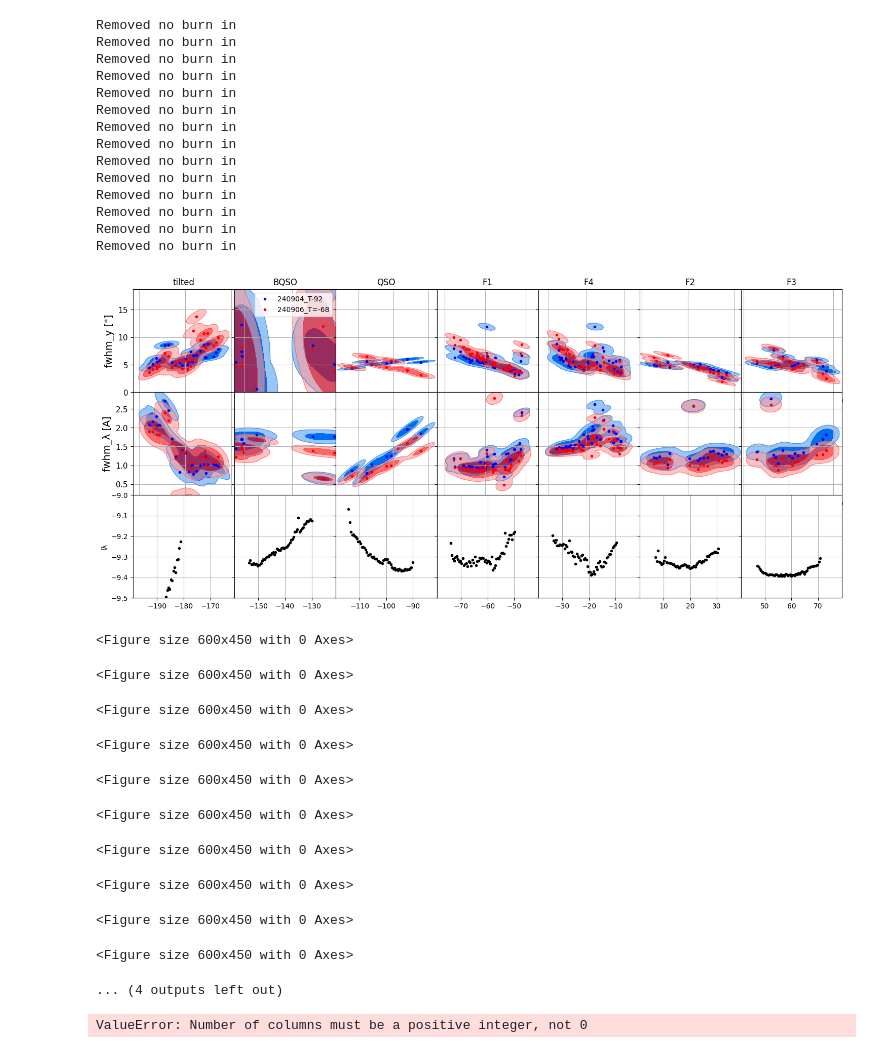
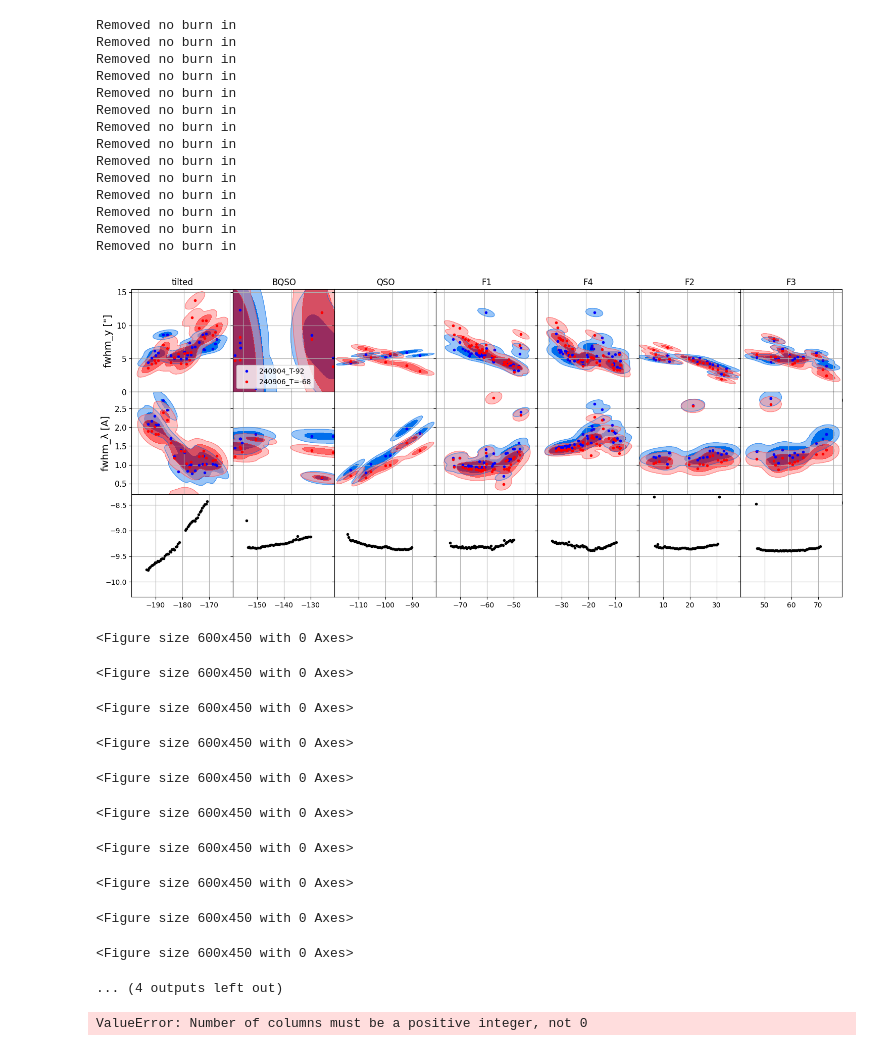
Before and after one commit to vpicouet/pyds9plugin, a Jupyter notebook: pyds9plugin/Macros/FB/AIT/focus_analysis.ipynb, the cells around one changed output. Drawn from its saved outputs; the diff is of its cells as text; code cells hidden in the pictures.

```diff
--- a/pyds9plugin/Macros/FB/AIT/focus_analysis.ipynb
+++ b/pyds9plugin/Macros/FB/AIT/focus_analysis.ipynb
@@ -66,7 +66,7 @@ def analyze_focus(path=None, path1=None,path2=None,lims=[0]*15,name="T" ,pixel=F
     if not pixel:
         ps_spatial = 1.1
         ps_spectral = 0.21
-        ylim_spatial = (0,17*ps_spatial)
+        ylim_spatial = (0,14*ps_spatial)
         ylim_spectral = (1*ps_spectral,14*ps_spectral)
         unit_spatial = ' ["]'
         unit_spectral = ' [A]'
@@ -178,7 +178,8 @@ def analyze_focus(path=None, path1=None,path2=None,lims=[0]*15,name="T" ,pixel=F
             title2 =  "T=%sC"%(t[:5])
             ax[0].plot(cat[mask][x],cat[mask]["fwhm_y"],'.b',label=label)
             ax[1].plot(cat[mask][x],cat[mask]["fwhm_x"],'.b',label=label)
-        # ax[0].legend(loc="upper left",title=title1)
+        if i==1:
+            ax[0].legend(loc="upper left")#,title=title1)
         # ax[1].legend(loc="upper left",title=title2)
 
     for i, (file, ax,lim,name) in enumerate(zip(files1,axes.T,lims, names_)):
@@ -213,6 +214,8 @@ def analyze_focus(path=None, path1=None,path2=None,lims=[0]*15,name="T" ,pixel=F
             g.plot_2d([samples], x, 'ly', filled=True,ax=ax[3],colors=["r"],alphas=[alpha])
             ax[2].plot(cat[mask][x],cat[mask]["lx"],'.r')
             ax[3].plot(cat[mask][x],cat[mask]["ly"],'.r')
+        if i==1:
+            ax[0].legend(loc="upper left")#,title=title1)
 
 
     for i, (file, ax,lim,name) in enumerate(zip(files2,axes.T,lims, names_)):
@@ -247,6 +250,8 @@ def analyze_focus(path=None, path1=None,path2=None,lims=[0]*15,name="T" ,pixel=F
             g.plot_2d([samples], x, 'ly', filled=True,ax=ax[3],colors=["g"],alphas=[alpha])
             ax[2].plot(cat[mask][x],cat[mask]["lx"],'.g')
             ax[3].plot(cat[mask][x],cat[mask]["ly"],'.g')
+        if i==1:
+            ax[0].legend(loc="upper left")#,title=title1)
 
 
     for i,(file, ax,lim,name) in enumerate(zip(files,axes.T,lims, names_)):
@@ -264,7 +269,7 @@ def analyze_focus(path=None, path1=None,path2=None,lims=[0]*15,name="T" ,pixel=F
     if slit_size:
         ax[2].set_ylim((4,8))
         ax[3].set_ylim((10,39))
-    for i,l in enumerate(['fwhm_y'+unit_spatial,'fwhm_λ'+unit_spectral,'lλ','ly']):
+    for i,l in enumerate(['fwhm_y'+unit_spatial,'fwhm_λ'+unit_spectral]):#,'lλ','ly'
         try:
             axes[i][0].set_ylabel(l)
         except IndexError:
@@ -316,36 +321,38 @@ cold_5b = "/Users/Vincent/Nextcloud/LAM/FIREBALL/all_diffuse_illumination/2023/9
 cold_6="/Users/Vincent/Nextcloud/LAM/FIREBALL/all_diffuse_illumination/2023/10_cold_230320_0.55/*.csv"
 
 
 
 
 
 
 masks_2023a= '/Users/Vincent/Nextcloud/LAM_new_account/FIREBALL/2022/Masks/laser_measurements/measurement_6_March2023/*all*.txt'
 masks_2024a="/Users/Vincent/Library/CloudStorage/GoogleDrive-fireball2.telescope@gmail.com/.shortcut-targets-by-id/1ZgB7kY-wf7meXrq8v-1vIzor75aRdLDn/FIREBall-2/FB2_2025/GOBC_data/Laser_mask_measurement/v5/*.txt"
 opt_pos=-3.25
 det_pos=-3.25*np.ones(2)
 tilt=np.array([-0.1,-0.1,-0.1])*0
 path_2024_cold="/Users/Vincent/Library/CloudStorage/GoogleDrive-fireball2.telescope@gmail.com/.shortcut-targets-by-id/1ZgB7kY-wf7meXrq8v-1vIzor75aRdLDn/FIREBall-2/FB2_2025/DOBC_data/240904/240904_T-92/*.csv"
-path_2023_august="/Users/Vincent/Nextcloud/LAM_new_account/FIREBALL/all_diffuse_illumination/2023/18_cold_-120_230819/*.csv"
+path_2023_august_m120="/Users/Vincent/Nextcloud/LAM_new_account/FIREBALL/all_diffuse_illumination/2023/18_cold_-120_230819/*.csv"
+path_2023_august_m105="/Users/Vincent/Nextcloud/LAM_new_account/FIREBALL/all_diffuse_illumination/2023/17_cold_230804_-105/*.csv"
+path_2023_june_m95="/Users/Vincent/Nextcloud/LAM_new_account/FIREBALL/all_diffuse_illumination/2023/16_cold_230612_T-95/*.csv"
 path_2024_warm="/Users/Vincent/Library/CloudStorage/GoogleDrive-fireball2.telescope@gmail.com/.shortcut-targets-by-id/1ZgB7kY-wf7meXrq8v-1vIzor75aRdLDn/FIREBall-2/FB2_2025/DOBC_data/240906/240906_T=-68/*.csv"
 # a = analyze_focus(path=path_2024_cold, path1=path_2024_warm,path2=path2,name="T" ,pixel=False, x="y",fit=False,title=None,slit_size=False,order=[-2,1,4,3,2,-1],masks=masks_2023a,ylim=None,opt_pos=opt_pos,det_pos=det_pos,tilt=tilt) #[-1,-2,0,3,1,2,4]
-a = analyze_focus(path=path_2024_cold, path1=path_2024_warm,path2=path2,name="T" ,pixel=False, x="y",fit=False,title=None,slit_size=False,order=[-1,0,-2,1,4,2,3],masks=masks_2023a,ylim=(-9.5,-9),opt_pos=opt_pos,det_pos=det_pos,tilt=tilt) #[-1,-2,0,3,1,2,4]
+a = analyze_focus(path=path_2024_cold, path1=path_2024_warm,path2=None,name="T" ,pixel=False, x="y",fit=False,title=None,slit_size=False,order=[-1,0,-2,1,4,2,3],masks=masks_2023a,ylim=None,opt_pos=opt_pos,det_pos=det_pos,tilt=tilt) #[-1,-2,0,3,1,2,4]
 # %% [output]
 Removed no burn in
 Removed no burn in
 Removed no burn in
 Removed no burn in
 Removed no burn in
 Removed no burn in
 Removed no burn in
 Removed no burn in
 Removed no burn in
 Removed no burn in
 Removed no burn in
 Removed no burn in
 Removed no burn in
 Removed no burn in
-[figure, old version]
+[figure, new version]
 <Figure size 600x450 with 0 Axes>
 <Figure size 600x450 with 0 Axes>
 <Figure size 600x450 with 0 Axes>
```
Also changed, not shown: 1 other file.
